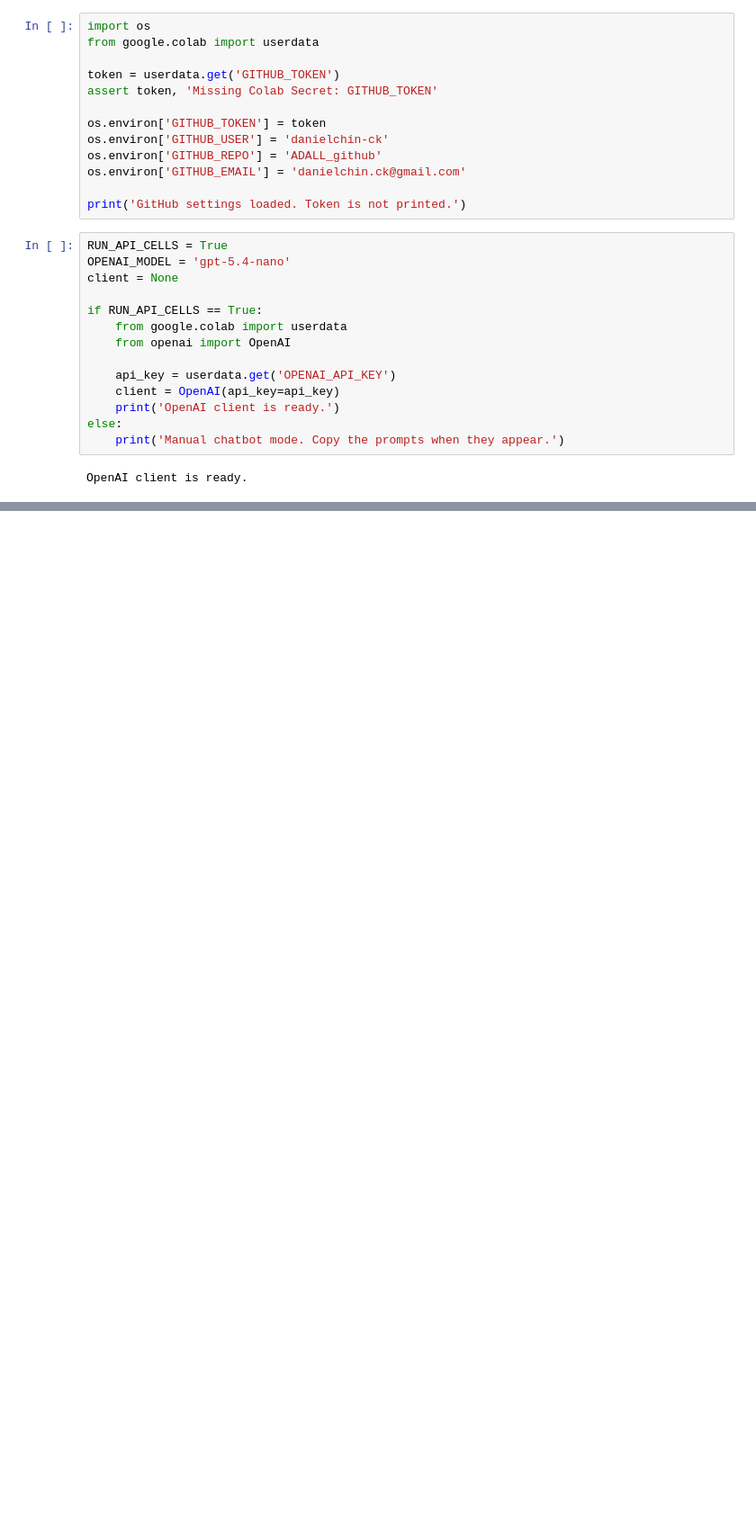
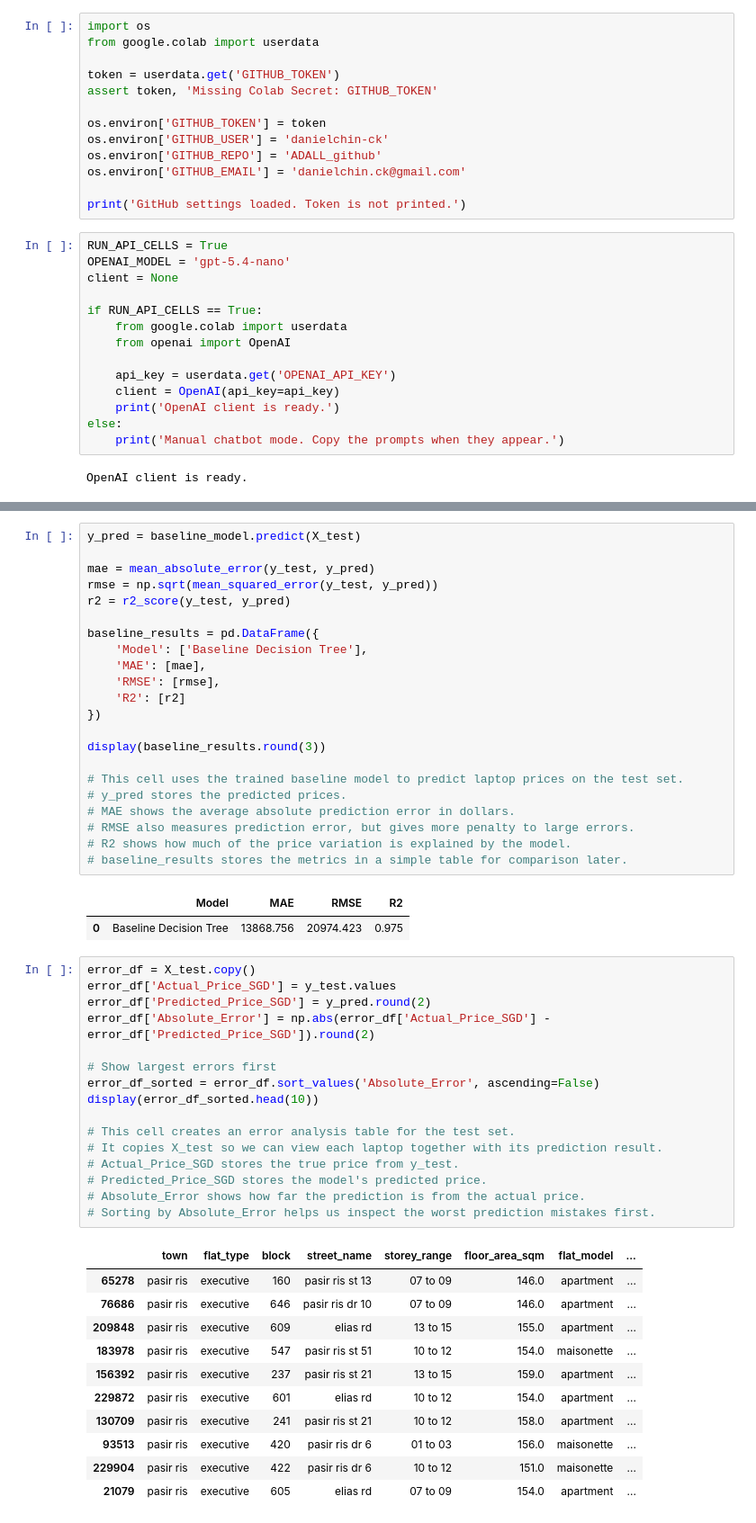
Before and after one commit to danielchin-ck/ADALL_github, a Jupyter notebook: Project/6096089W_CDA1C03_ADALL_Project_2026-Ver2.ipynb, the cells around one changed output, grey strips where cells are left out. Shown at 90% size. Saved outputs shown, nothing was run; the diff lists cells and outputs as text; blank space fills up the shorter version.

```diff
--- a/Project/6096089W_CDA1C03_ADALL_Project_2026-Ver2.ipynb
+++ b/Project/6096089W_CDA1C03_ADALL_Project_2026-Ver2.ipynb
@@ -169,0 +959,53 @@ LLM response:
+# %%
+y_pred = baseline_model.predict(X_test)
+
+mae = mean_absolute_error(y_test, y_pred)
+rmse = np.sqrt(mean_squared_error(y_test, y_pred))
+r2 = r2_score(y_test, y_pred)
+
+baseline_results = pd.DataFrame({
+    'Model': ['Baseline Decision Tree'],
+    'MAE': [mae],
+    'RMSE': [rmse],
+    'R2': [r2]
+})
+
+display(baseline_results.round(3))
+
+# This cell uses the trained baseline model to predict laptop prices on the test set.
+# y_pred stores the predicted prices.
+# MAE shows the average absolute prediction error in dollars.
+# RMSE also measures prediction error, but gives more penalty to large errors.
+# R2 shows how much of the price variation is explained by the model.
+# baseline_results stores the metrics in a simple table for comparison later.
+# %% [output]
+|  | Model | MAE | RMSE | R2 |
+| 0 | Baseline Decision Tree | 13868.756 | 20974.423 | 0.975 |
+# %%
+error_df = X_test.copy()
+error_df['Actual_Price_SGD'] = y_test.values
+error_df['Predicted_Price_SGD'] = y_pred.round(2)
+error_df['Absolute_Error'] = np.abs(error_df['Actual_Price_SGD'] - error_df['Predicted_Price_SGD']).round(2)
+
+# Show largest errors first
+error_df_sorted = error_df.sort_values('Absolute_Error', ascending=False)
+display(error_df_sorted.head(10))
+
+# This cell creates an error analysis table for the test set.
+# It copies X_test so we can view each laptop together with its prediction result.
+# Actual_Price_SGD stores the true price from y_test.
+# Predicted_Price_SGD stores the model's predicted price.
+# Absolute_Error shows how far the prediction is from the actual price.
+# Sorting by Absolute_Error helps us inspect the worst prediction mistakes first.
+# %% [output]
+|  | town | flat_type | block | street_name | storey_range | floor_area_sqm | flat_model | ... |
+| 65278 | pasir ris | executive | 160 | pasir ris st 13 | 07 to 09 | 146.0 | apartment | ... |
+| 76686 | pasir ris | executive | 646 | pasir ris dr 10 | 07 to 09 | 146.0 | apartment | ... |
+| 209848 | pasir ris | executive | 609 | elias rd | 13 to 15 | 155.0 | apartment | ... |
+| 183978 | pasir ris | executive | 547 | pasir ris st 51 | 10 to 12 | 154.0 | maisonette | ... |
+| 156392 | pasir ris | executive | 237 | pasir ris st 21 | 13 to 15 | 159.0 | apartment | ... |
+| 229872 | pasir ris | executive | 601 | elias rd | 10 to 12 | 154.0 | apartment | ... |
+| 130709 | pasir ris | executive | 241 | pasir ris st 21 | 10 to 12 | 158.0 | apartment | ... |
+| 93513 | pasir ris | executive | 420 | pasir ris dr 6 | 01 to 03 | 156.0 | maisonette | ... |
+| 229904 | pasir ris | executive | 422 | pasir ris dr 6 | 10 to 12 | 151.0 | maisonette | ... |
+| 21079 | pasir ris | executive | 605 | elias rd | 07 to 09 | 154.0 | apartment | ... |
```
Also changed, not shown: parts of 25 cells of this notebook.
